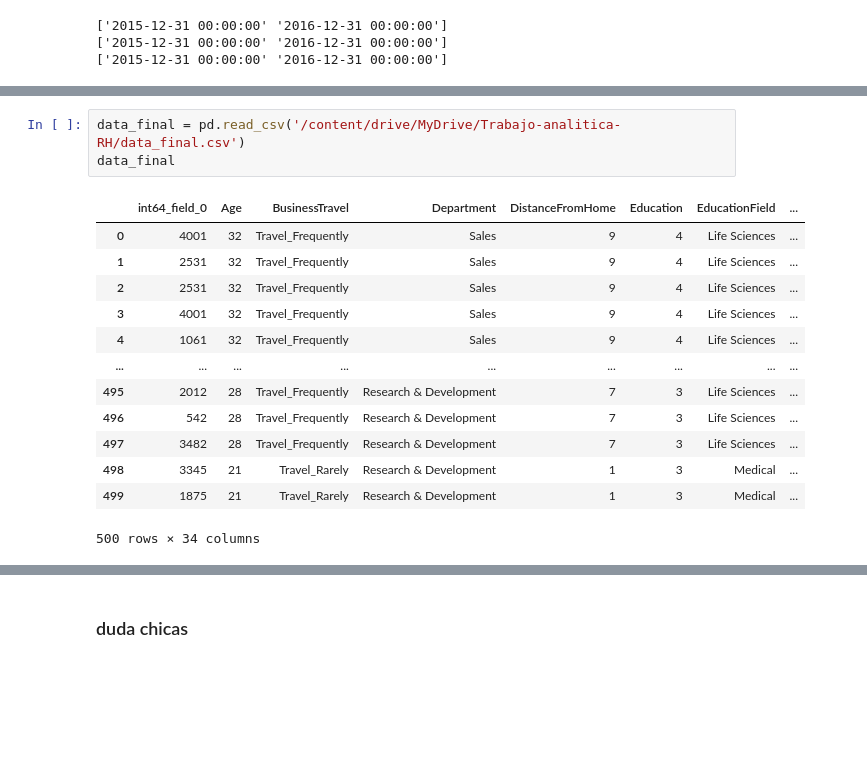
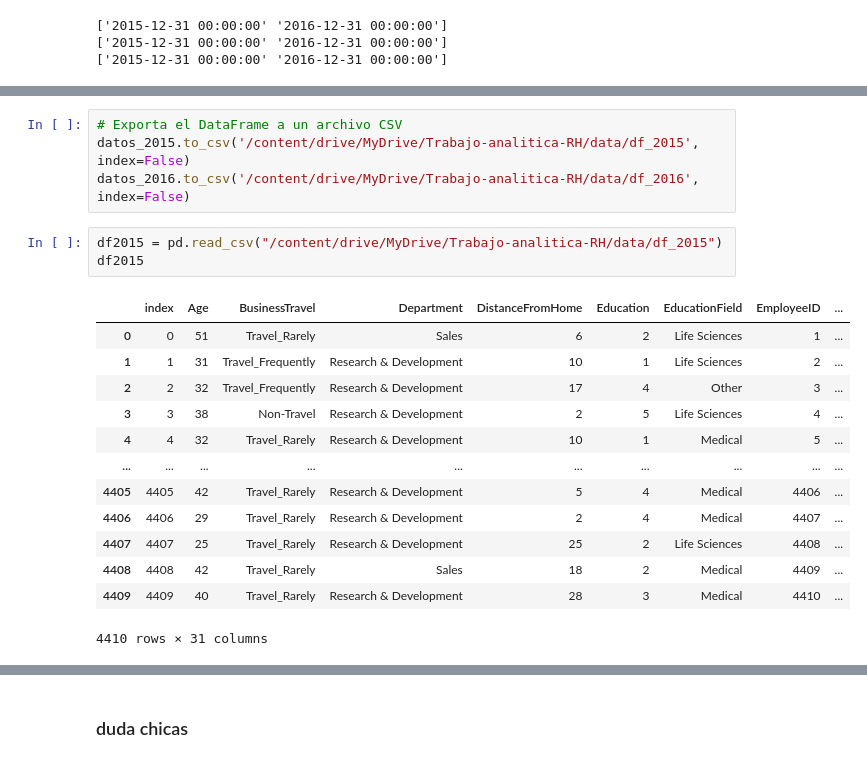
Before and after one commit to Laurahg22/Trabajo-analitica-RH, a Jupyter notebook: b_preprocesamiento.ipynb, the cells around one changed output, grey strips where cells are left out. Drawn from its saved outputs; the diff is of its cells as text; blank space fills up the shorter version.

Commit message:
Archivo de base de datos separadas

```diff
--- a/b_preprocesamiento.ipynb
+++ b/b_preprocesamiento.ipynb
@@ -465,17 +461,21 @@ conn.close()
+# %%
+# Exporta el DataFrame a un archivo CSV
+datos_2015.to_csv('/content/drive/MyDrive/Trabajo-analitica-RH/data/df_2015', index=False)
+datos_2016.to_csv('/content/drive/MyDrive/Trabajo-analitica-RH/data/df_2016', index=False)
 # %%
-data_final = pd.read_csv('/content/drive/MyDrive/Trabajo-analitica-RH/data_final.csv')
-data_final
+df2015 = pd.read_csv("/content/drive/MyDrive/Trabajo-analitica-RH/data/df_2015")
+df2015
 # %% [output]
-|  | int64_field_0 | Age | BusinessTravel | Department | DistanceFromHome | Education | EducationField | ... |
-| 0 | 4001 | 32 | Travel_Frequently | Sales | 9 | 4 | Life Sciences | ... |
-| 1 | 2531 | 32 | Travel_Frequently | Sales | 9 | 4 | Life Sciences | ... |
-| 2 | 2531 | 32 | Travel_Frequently | Sales | 9 | 4 | Life Sciences | ... |
-| 3 | 4001 | 32 | Travel_Frequently | Sales | 9 | 4 | Life Sciences | ... |
-| 4 | 1061 | 32 | Travel_Frequently | Sales | 9 | 4 | Life Sciences | ... |
-| ... | ... | ... | ... | ... | ... | ... | ... | ... |
-| 495 | 2012 | 28 | Travel_Frequently | Research & Development | 7 | 3 | Life Sciences | ... |
-| 496 | 542 | 28 | Travel_Frequently | Research & Development | 7 | 3 | Life Sciences | ... |
-| 497 | 3482 | 28 | Travel_Frequently | Research & Development | 7 | 3 | Life Sciences | ... |
-| 498 | 3345 | 21 | Travel_Rarely | Research & Development | 1 | 3 | Medical | ... |
-| 499 | 1875 | 21 | Travel_Rarely | Research & Development | 1 | 3 | Medical | ... |
+|  | index | Age | BusinessTravel | Department | DistanceFromHome | Education | EducationField | EmployeeID | ... |
+| 0 | 0 | 51 | Travel_Rarely | Sales | 6 | 2 | Life Sciences | 1 | ... |
+| 1 | 1 | 31 | Travel_Frequently | Research & Development | 10 | 1 | Life Sciences | 2 | ... |
+| 2 | 2 | 32 | Travel_Frequently | Research & Development | 17 | 4 | Other | 3 | ... |
+| 3 | 3 | 38 | Non-Travel | Research & Development | 2 | 5 | Life Sciences | 4 | ... |
+| 4 | 4 | 32 | Travel_Rarely | Research & Development | 10 | 1 | Medical | 5 | ... |
+| ... | ... | ... | ... | ... | ... | ... | ... | ... | ... |
+| 4405 | 4405 | 42 | Travel_Rarely | Research & Development | 5 | 4 | Medical | 4406 | ... |
+| 4406 | 4406 | 29 | Travel_Rarely | Research & Development | 2 | 4 | Medical | 4407 | ... |
+| 4407 | 4407 | 25 | Travel_Rarely | Research & Development | 25 | 2 | Life Sciences | 4408 | ... |
+| 4408 | 4408 | 42 | Travel_Rarely | Sales | 18 | 2 | Medical | 4409 | ... |
+| 4409 | 4409 | 40 | Travel_Rarely | Research & Development | 28 | 3 | Medical | 4410 | ... |
-500 rows × 34 columns
+4410 rows × 31 columns
```
Also changed, not shown: parts of 13 cells of this notebook, 26 other files.
